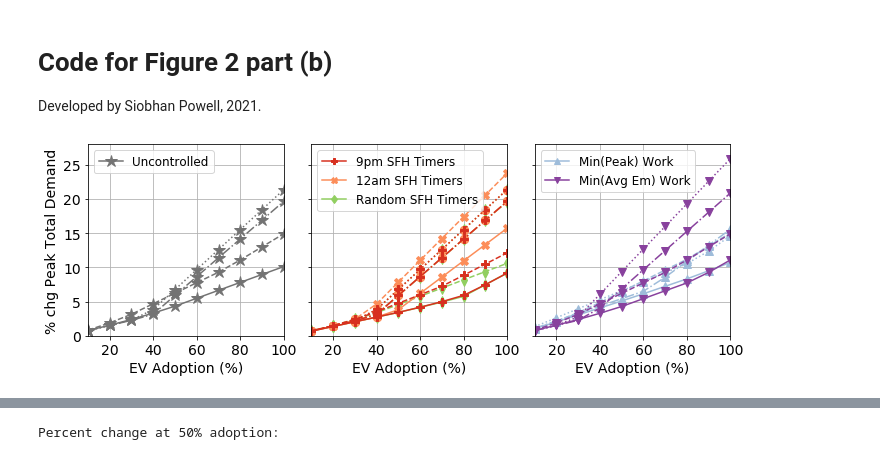
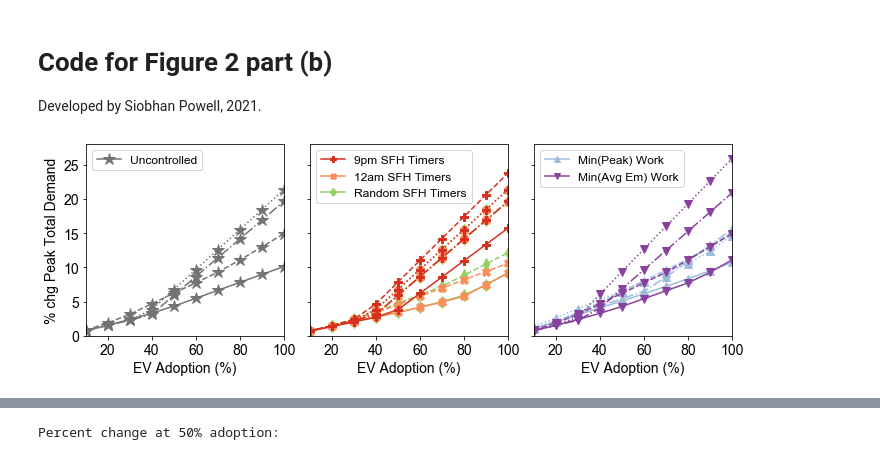
Before and after one commit to SiobhanPowell/speech-grid-impact, a Jupyter notebook: GridModel_GridImpact/MainPlotting/paperfig2b_changingpenlevel_peaks.ipynb, the cells around one changed output, grey strips where cells are left out. Drawn from its saved outputs; the diff is of its cells as text; code cells hidden in the pictures.

```diff
--- a/GridModel_GridImpact/MainPlotting/paperfig2b_changingpenlevel_peaks.ipynb
+++ b/GridModel_GridImpact/MainPlotting/paperfig2b_changingpenlevel_peaks.ipynb
@@ -5,6 +5,10 @@ Developed by Siobhan Powell, 2021.
 # %%
 import os
 os.chdir('../')
+# %%
+import matplotlib
+
+matplotlib.rcParams['font.family'] = 'arial'
 # %%
 import pandas as pd
 import matplotlib.pyplot as plt
@@ -17,7 +21,7 @@ import datetime
 # %%
 noev_scenario = pd.read_csv('Results/NoEVs_year2035_solar3.5x_wind3x_withstorage_dpdf_20220408.csv')
 # %%
-scens1 = ['_TimersRandom_noWPcontrol', '_Timers9pm_noWPcontrol', '_Timers12am_noWPcontrol', '_TimersNone_noWPcontrol', '_TimersNone_WPcontrol_minpeak', '_TimersNone_WPcontrol_avgem']
+scens1 = ['_Timers9pm_noWPcontrol', '_Timers12am_noWPcontrol', '_TimersRandom_noWPcontrol', '_TimersNone_noWPcontrol', '_TimersNone_WPcontrol_minpeak', '_TimersNone_WPcontrol_avgem']
 scens2 = ['UniversalHome', 'HighHome', 'LowHome_HighWork', 'LowHome_LowWork']
 
 vals = np.zeros((10, 7, 5)) # peak mean weekday total demand
@@ -75,8 +79,8 @@ axes[0].set_yticklabels(np.arange(0, 27, 5), fontsize=14)
 axes[0].set_ylabel('% chg Peak Total Demand', fontsize=14)
 axes[0].set_xlim([10, 100])
 axes[0].set_ylim([0, 28])
-axes[0].set_axisbelow(True)
-axes[0].grid()
+# axes[0].set_axisbelow(True)
+# axes[0].grid()
 
 for idx_control in [2, 1, 0]:
     for idx_access in range(4):
@@ -88,39 +92,39 @@ axes[1].set_xticklabels(np.arange(20, 125, 20), fontsize=14)
 axes[1].set_yticks(np.arange(0, 28, 5))
 axes[1].set_yticklabels([])
 axes[1].set_xlabel('EV Adoption (%)', fontsize=14)
 axes[1].set_xlim([10, 100])
 axes[1].set_ylim([0, 28])
 legend_elements=[Line2D([0], [0], marker=markers[0], color=colors[0], label='9pm SFH Timers'),
                  Line2D([0], [0], marker=markers[1], color=colors[1], markerfacecolor=colors[1], label='12am SFH Timers'),
                     Line2D([0], [0], marker=markers[2], color=colors[2], markerfacecolor=colors[2], label='Random SFH Timers')]
 axes[1].legend(handles=legend_elements, loc='upper left', fontsize=12)
-axes[1].set_axisbelow(True)
-axes[1].grid()
+# axes[1].set_axisbelow(True)
+# axes[1].grid()
 
 for idx_control in [4, 5]:
     for idx_access in range(4):
         axes[2].plot(100*np.arange(0.1, 1.05, 0.1), 100*((vals[:, idx_control, idx_access]-vals_shift)/vals_shift), lines[idx_access], color=colors[idx_control], marker=markers[idx_control], markersize=ms[idx_control])
 axes[2].set_xticks(np.arange(20, 125, 20))
 axes[2].set_xticklabels(np.arange(20, 125, 20), fontsize=14)
 axes[2].set_xlabel('EV Adoption (%)', fontsize=14)
 axes[2].set_yticks(np.arange(0, 28, 5))
 axes[2].set_yticklabels([])
 axes[2].set_xlim([10, 100])
 axes[2].set_ylim([0, 28])
 legend_elements=[Line2D([0], [0], marker=markers[4], color=colors[4], markerfacecolor=colors[4], label='Min(Peak) Work'),
                  Line2D([0], [0], marker=markers[5], color=colors[5], markerfacecolor=colors[5], label='Min(Avg Em) Work')]
 axes[2].legend(handles=legend_elements, loc='upper left', fontsize=12)
-axes[2].set_axisbelow(True)
-axes[2].grid()
+# axes[2].set_axisbelow(True)
+# axes[2].grid()
 
 legend_elements = [Line2D([0], [0], marker='*', markersize=12, color=colors[3], label='Uncontrolled', linestyle='-')]
 legend = axes[0].legend(handles=legend_elements, loc='upper left', fontsize=12)#, title='Access Scenario')
 
 plt.tight_layout()
-plt.savefig('MainPlotting/Plots/fig2b_option2_v2_2035.pdf', bbox_inches='tight')
+plt.savefig('MainPlotting/Plots/fig2b_vFINAL_v2.pdf', bbox_inches='tight')
 plt.show()
 # %% [output]
-[figure, old version]
+[figure, new version]
 # %%
 tables_dfs[1.0].round(2).to_csv('MainPlotting/Tables/peak_total_demand_100p_mw_2035.csv')
 tables_dfs[0.5].round(2).to_csv('MainPlotting/Tables/peak_total_demand_50p_mw_2035.csv')
```
Also changed, not shown: parts of 4 cells of this notebook.
